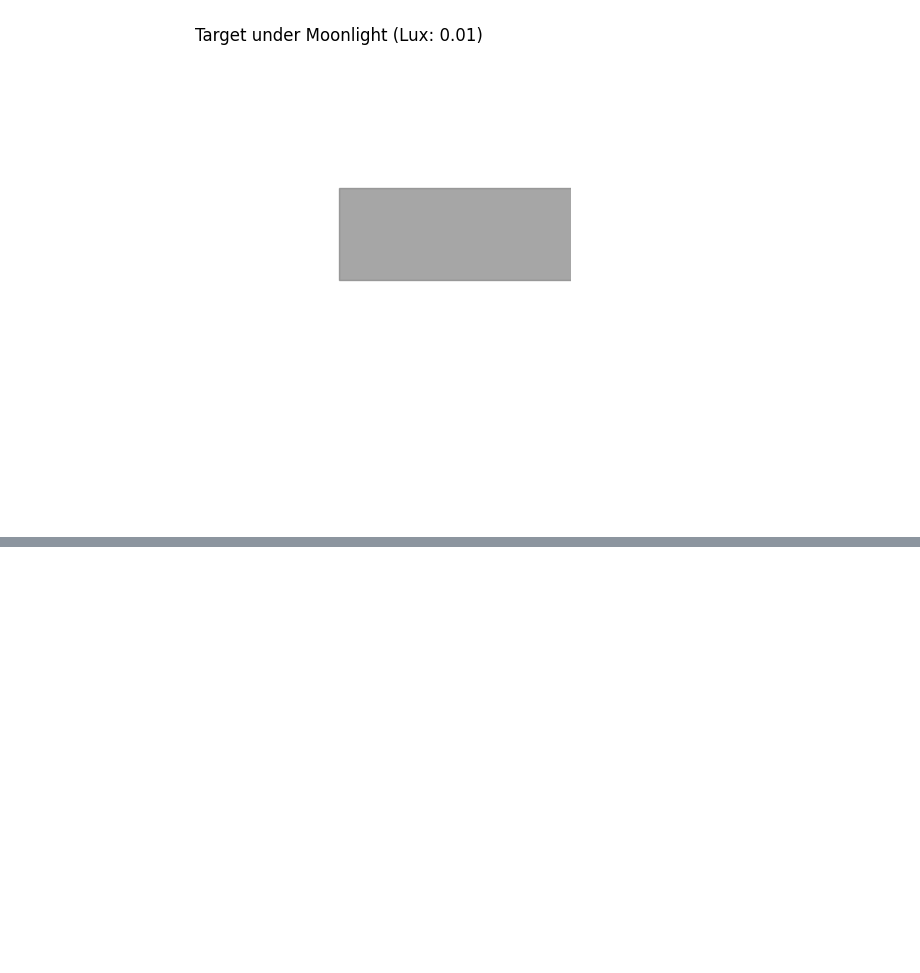
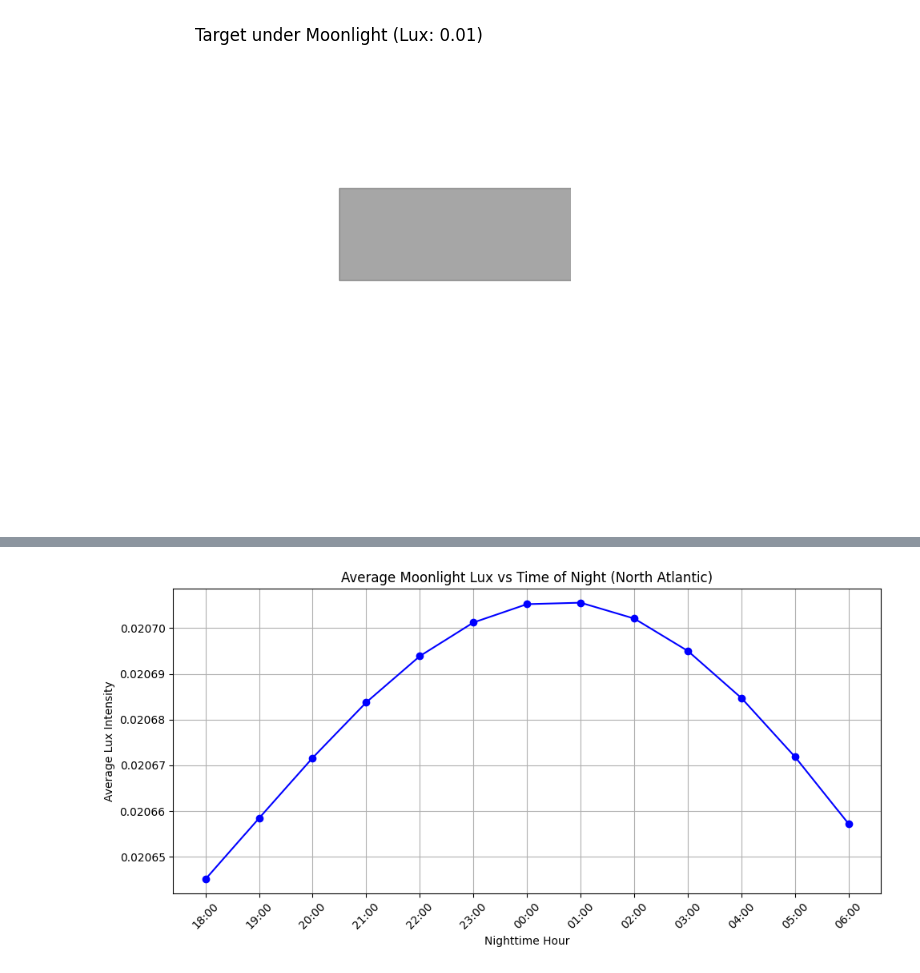
Before and after one commit to laurenpeddle/Airbus-Project, a Jupyter notebook: Jupyter_Notebooks/Project_Code.ipynb, the cells around one changed output, grey strips where cells are left out. Drawn from its saved outputs; the diff is of its cells as text; code cells hidden in the pictures; blank space fills up the shorter version.

```diff
--- a/Jupyter_Notebooks/Project_Code.ipynb
+++ b/Jupyter_Notebooks/Project_Code.ipynb
@@ -136,0 +264,72 @@ plt.show()
+# %%
+
+
+# ----------------------------------------
+# Fixed Observer Location (North Atlantic)
+latitude = 48.42
+longitude = -12.81
+observer = Topos(latitude_degrees=latitude, longitude_degrees=longitude)
+
+# Load ephemeris data
+eph = load('de421.bsp')
+ts = load.timescale()
+
+earth = eph['earth']
+moon = eph['moon']
+sun = eph['sun']
+
+# ----------------------------------------
+# Helper: Convert moon phase → fractional illumination → lux
+# ----------------------------------------
+def calculate_lux_intensity(fractional_illumination):
+    return 10**(-1.93 + 0.419 * fractional_illumination + 0.026 * fractional_illumination**2)
+
+# ----------------------------------------
+# Settings
+# ----------------------------------------
+start_date = datetime(2024, 4, 15)
+end_date = datetime(2025, 4, 15)
+total_days = (end_date - start_date).days
+
+night_hours = list(range(18, 24)) + list(range(0, 7))  # 6 PM to 6 AM
+hourly_lux = {hour: [] for hour in night_hours}
+
+# ----------------------------------------
+# Main Loop: Iterate over every night, every hour
+# ----------------------------------------
+for day_offset in range(0, total_days, 3):  # every 3 days for efficiency
+    base_date = start_date + timedelta(days=day_offset)
+
+    for hour in night_hours:
+        # Adjust day for post-midnight hours
+        actual_date = base_date if hour >= 18 else base_date + timedelta(days=1)
+        t = ts.utc(actual_date.year, actual_date.month, actual_date.day, hour, 0, 0)
+
+        astro_position = earth + observer
+        moon_pos = astro_position.at(t).observe(moon).apparent()
+        sun_pos = astro_position.at(t).observe(sun).apparent()
+
+        phase_angle = moon_pos.separation_from(sun_pos)
+        fractional_illumination = (1 + np.cos(np.radians(phase_angle.degrees))) / 2
+        lux = calculate_lux_intensity(fractional_illumination)
+
+        hourly_lux[hour].append(lux)
+
+
+# Average lux per hour
+avg_lux_per_hour = [np.mean(hourly_lux[hour]) for hour in night_hours]
+
+# Plotting
+labels = [f"{h:02d}:00" for h in night_hours]
+
+plt.figure(figsize=(10, 5))
+plt.plot(labels, avg_lux_per_hour, marker='o', color='blue')
+plt.title("Average Moonlight Lux vs Time of Night (North Atlantic)")
+plt.xlabel("Nighttime Hour")
+plt.ylabel("Average Lux Intensity")
+plt.grid(True)
+plt.xticks(rotation=45)
+plt.tight_layout()
+plt.show()
+# %% [output]
+[figure, added]
```
Also changed, not shown: parts of 6 cells of this notebook, 4 other files.
